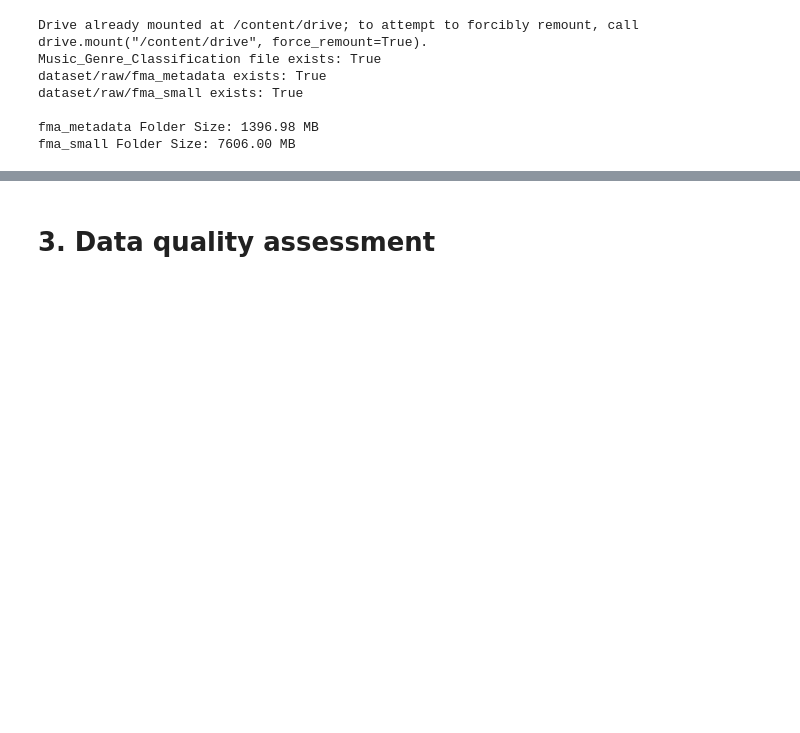
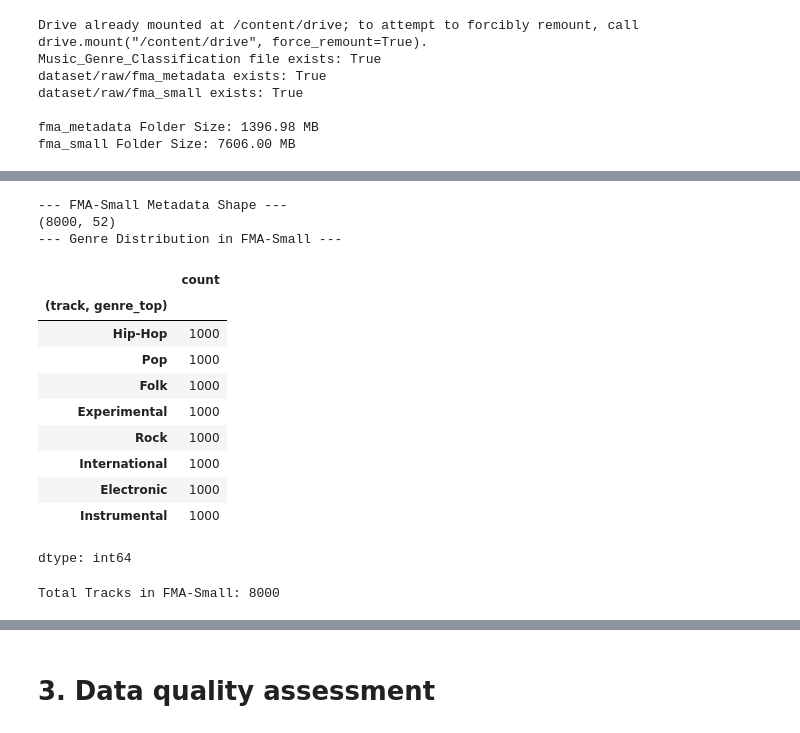
Before and after one commit to daqhi/Music-Genre-Classification, a Jupyter notebook: music_genre_classification.ipynb, the cells around one changed output, grey strips where cells are left out. Drawn from its saved outputs; the diff is of its cells as text; code cells hidden in the pictures; blank space fills up the shorter version.

```diff
--- a/music_genre_classification.ipynb
+++ b/music_genre_classification.ipynb
@@ -114,0 +142,30 @@ NameError: name 'os' is not defined
+# %%
+# Filter tracks for the 'small' subset
+tracks_small = tracks[tracks[('set', 'subset')] == 'small']
+
+print("--- FMA-Small Metadata Shape ---")
+print(tracks_small.shape)
+
+# Let's verify the distribution of the top-level genres in this subset
+print("--- Genre Distribution in FMA-Small ---")
+genre_counts = tracks_small[('track', 'genre_top')].value_counts()
+display(genre_counts)
+
+# Quick validation that we have exactly 8,000 tracks (each with 1,000 tracks per 8 genres)
+print(f"Total Tracks in FMA-Small: {len(tracks_small)}")
+# %% [output]
+--- FMA-Small Metadata Shape ---
+(8000, 52)
+--- Genre Distribution in FMA-Small ---
+|  | count |
+| (track, genre_top) |  |
+| Hip-Hop | 1000 |
+| Pop | 1000 |
+| Folk | 1000 |
+| Experimental | 1000 |
+| Rock | 1000 |
+| International | 1000 |
+| Electronic | 1000 |
+| Instrumental | 1000 |
+dtype: int64
+Total Tracks in FMA-Small: 8000
```
Also changed, not shown: parts of 4 cells of this notebook.
